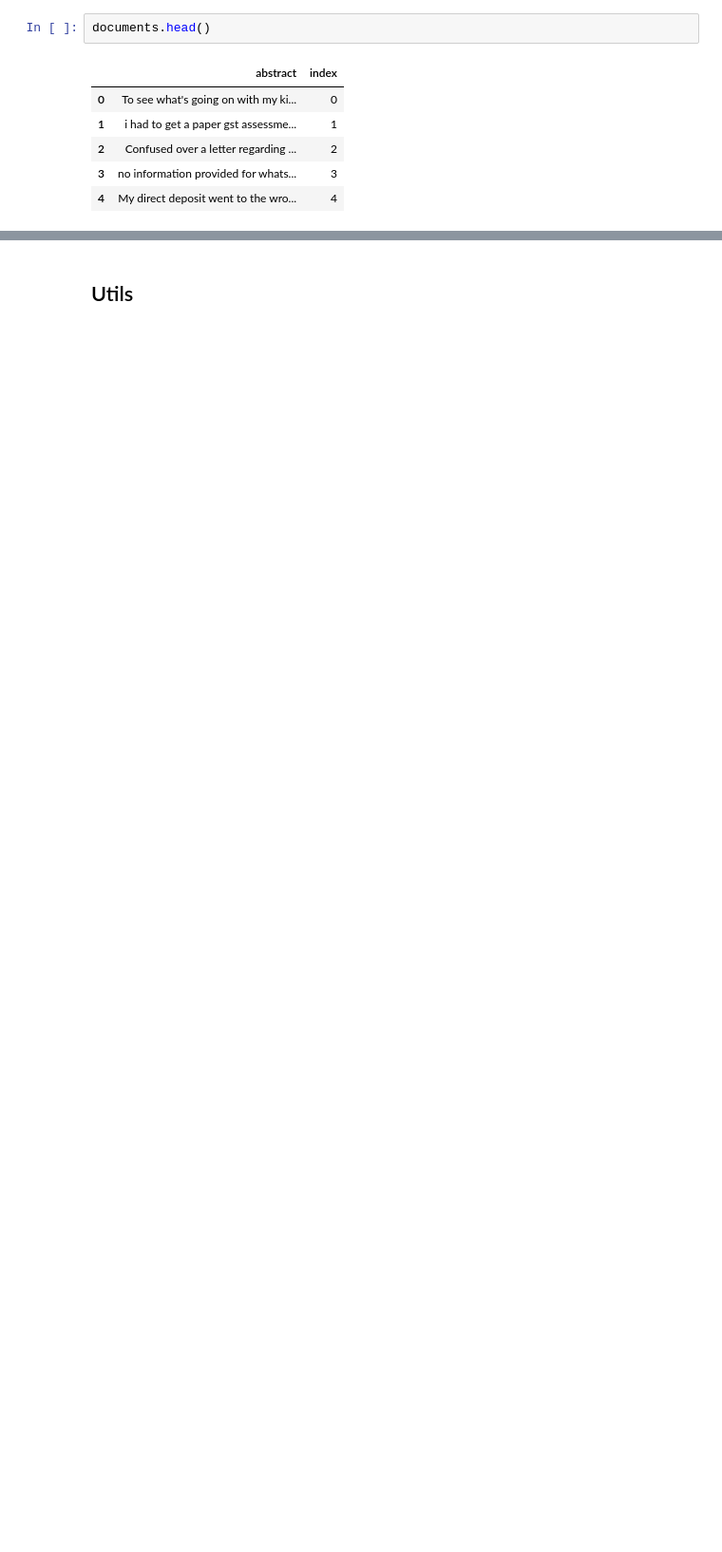
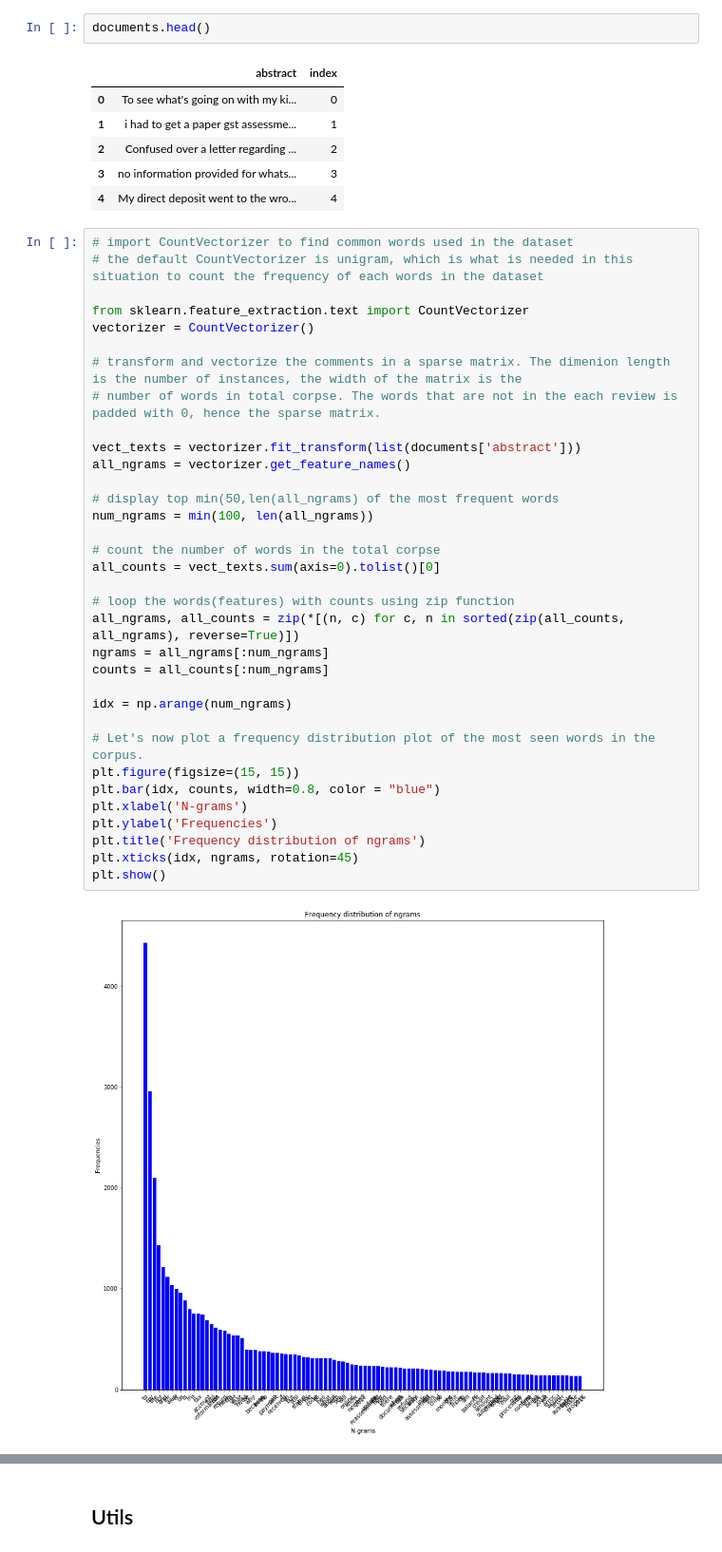
Before and after one commit to MMAIWatts/MMAI891_CRA_TopicModelling, a Jupyter notebook: topic-modeling-bert-lda.ipynb, the cells around one changed output, grey strips where cells are left out. Shown at 95% size. Cells and saved outputs as stored; diff of their text form; blank space fills up the shorter version.

```diff
--- a/topic-modeling-bert-lda.ipynb
+++ b/topic-modeling-bert-lda.ipynb
@@ -145,3 +147,39 @@ documents.head()
 | 2 | Confused over a letter regarding ... | 2 |
 | 3 | no information provided for whats... | 3 |
 | 4 | My direct deposit went to the wro... | 4 |
+# %%
+# import CountVectorizer to find common words used in the dataset
+# the default CountVectorizer is unigram, which is what is needed in this situation to count the frequency of each words in the dataset
+
+from sklearn.feature_extraction.text import CountVectorizer
+vectorizer = CountVectorizer()
+
+# transform and vectorize the comments in a sparse matrix. The dimenion length is the number of instances, the width of the matrix is the
+# number of words in total corpse. The words that are not in the each review is padded with 0, hence the sparse matrix.
+
+vect_texts = vectorizer.fit_transform(list(documents['abstract']))
+all_ngrams = vectorizer.get_feature_names()
+
+# display top min(50,len(all_ngrams) of the most frequent words
+num_ngrams = min(100, len(all_ngrams))
+
+# count the number of words in the total corpse
+all_counts = vect_texts.sum(axis=0).tolist()[0]
+
+# loop the words(features) with counts using zip function
+all_ngrams, all_counts = zip(*[(n, c) for c, n in sorted(zip(all_counts, all_ngrams), reverse=True)])
+ngrams = all_ngrams[:num_ngrams]
+counts = all_counts[:num_ngrams]
+
+idx = np.arange(num_ngrams)
+
+# Let's now plot a frequency distribution plot of the most seen words in the corpus.
+plt.figure(figsize=(15, 15))
+plt.bar(idx, counts, width=0.8, color = "blue")
+plt.xlabel('N-grams')
+plt.ylabel('Frequencies')
+plt.title('Frequency distribution of ngrams')
+plt.xticks(idx, ngrams, rotation=45)
+plt.show()
+# %% [output]
+[figure, added]
```
Also changed, not shown: parts of 9 cells of this notebook.
